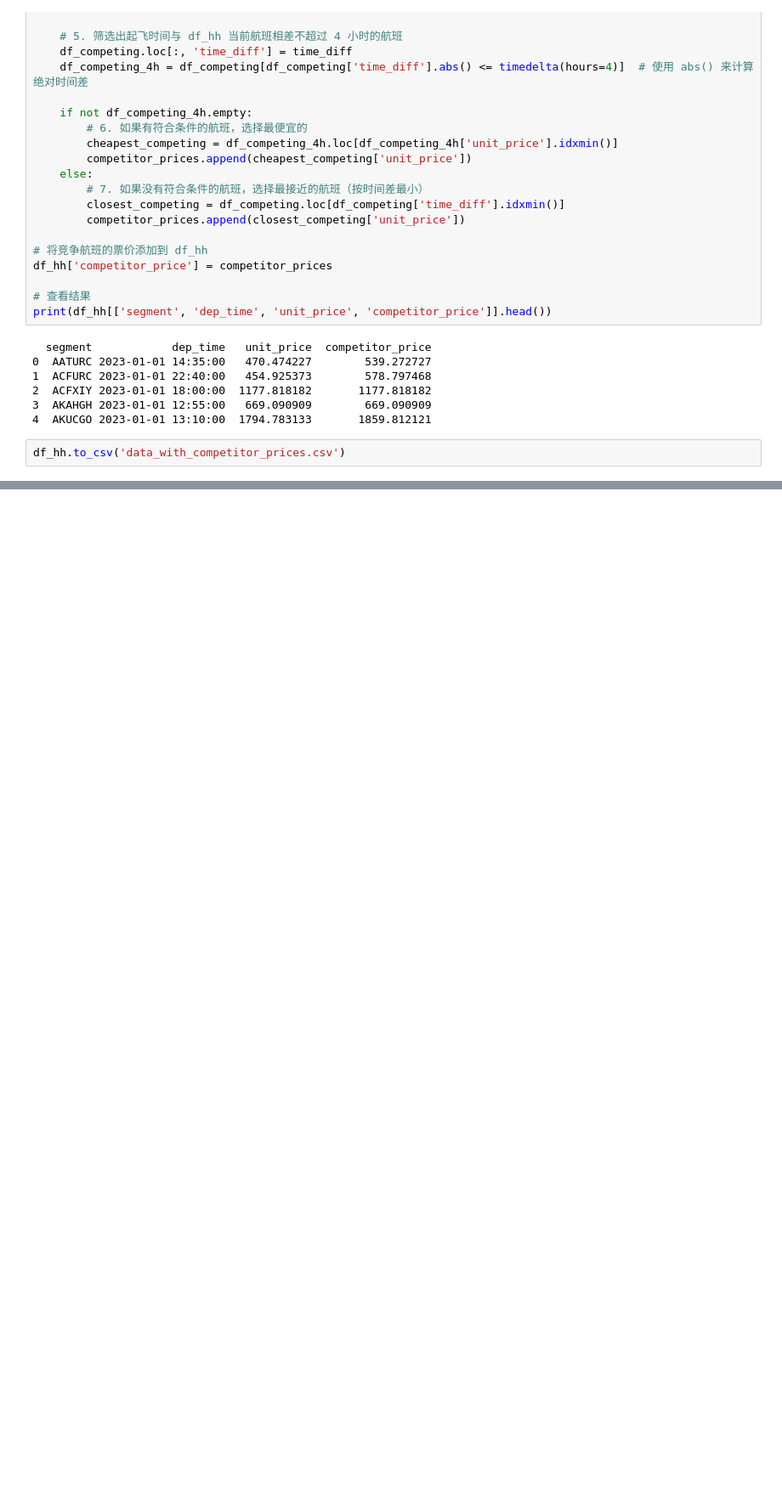
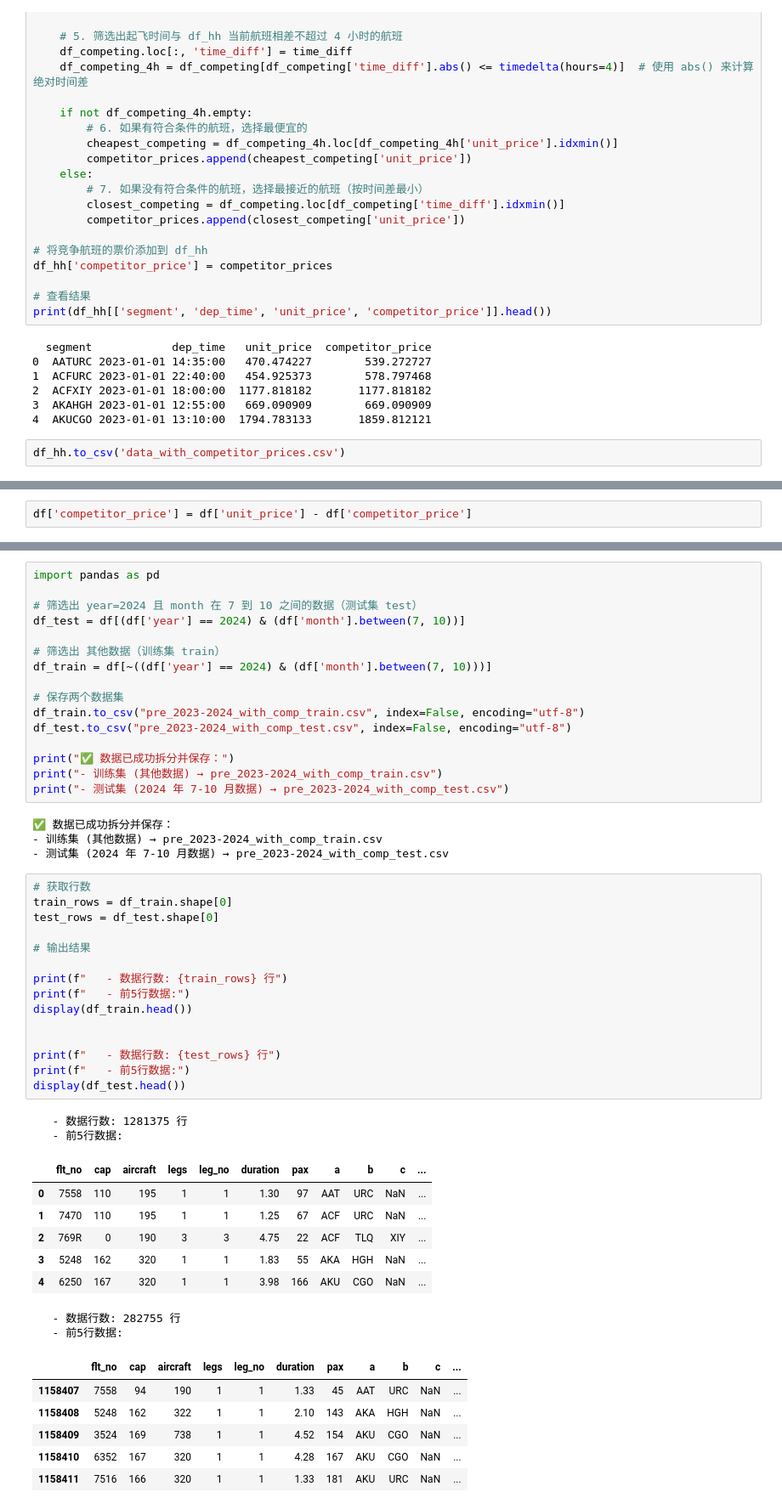
Before and after one commit to Yu-Code666/hh, a Jupyter notebook: 课题1/project1/驻场优化/补充竞品航线价格.ipynb, the cells around one changed output, grey strips where cells are left out. Shown: that part at 85% size. Cells and saved outputs as stored; diff of their text form; blank space fills up the shorter version.

```diff
--- a/课题1/project1/驻场优化/补充竞品航线价格.ipynb
+++ b/课题1/project1/驻场优化/补充竞品航线价格.ipynb
@@ -218,0 +340,2 @@ df_hh.head(5)
+# %%
+df['competitor_price'] = df['unit_price'] - df['competitor_price']
@@ -218,0 +370,52 @@ df_hh.head(5)
+# %%
+import pandas as pd
+
+# 筛选出 year=2024 且 month 在 7 到 10 之间的数据（测试集 test）
+df_test = df[(df['year'] == 2024) & (df['month'].between(7, 10))]
+
+# 筛选出 其他数据（训练集 train）
+df_train = df[~((df['year'] == 2024) & (df['month'].between(7, 10)))]
+
+# 保存两个数据集
+df_train.to_csv("pre_2023-2024_with_comp_train.csv", index=False, encoding="utf-8")
+df_test.to_csv("pre_2023-2024_with_comp_test.csv", index=False, encoding="utf-8")
+
+print("✅ 数据已成功拆分并保存：")
+print("- 训练集 (其他数据) → pre_2023-2024_with_comp_train.csv")
+print("- 测试集 (2024 年 7-10 月数据) → pre_2023-2024_with_comp_test.csv")
+# %% [output]
+✅ 数据已成功拆分并保存：
+- 训练集 (其他数据) → pre_2023-2024_with_comp_train.csv
+- 测试集 (2024 年 7-10 月数据) → pre_2023-2024_with_comp_test.csv
+# %%
+# 获取行数
+train_rows = df_train.shape[0]
+test_rows = df_test.shape[0]
+
+# 输出结果
+
+print(f"   - 数据行数: {train_rows} 行")
+print(f"   - 前5行数据:")
+display(df_train.head())
+
+
+print(f"   - 数据行数: {test_rows} 行")
+print(f"   - 前5行数据:")
+display(df_test.head())
+# %% [output]
+   - 数据行数: 1281375 行
+   - 前5行数据:
+|  | flt_no | cap | aircraft | legs | leg_no | duration | pax | a | b | c | ... |
+| 0 | 7558 | 110 | 195 | 1 | 1 | 1.30 | 97 | AAT | URC | NaN | ... |
+| 1 | 7470 | 110 | 195 | 1 | 1 | 1.25 | 67 | ACF | URC | NaN | ... |
+| 2 | 769R | 0 | 190 | 3 | 3 | 4.75 | 22 | ACF | TLQ | XIY | ... |
+| 3 | 5248 | 162 | 320 | 1 | 1 | 1.83 | 55 | AKA | HGH | NaN | ... |
+| 4 | 6250 | 167 | 320 | 1 | 1 | 3.98 | 166 | AKU | CGO | NaN | ... |
+   - 数据行数: 282755 行
+   - 前5行数据:
+|  | flt_no | cap | aircraft | legs | leg_no | duration | pax | a | b | c | ... |
+| 1158407 | 7558 | 94 | 190 | 1 | 1 | 1.33 | 45 | AAT | URC | NaN | ... |
+| 1158408 | 5248 | 162 | 322 | 1 | 1 | 2.10 | 143 | AKA | HGH | NaN | ... |
+| 1158409 | 3524 | 169 | 738 | 1 | 1 | 4.52 | 154 | AKU | CGO | NaN | ... |
+| 1158410 | 6352 | 167 | 320 | 1 | 1 | 4.28 | 167 | AKU | CGO | NaN | ... |
+| 1158411 | 7516 | 166 | 320 | 1 | 1 | 1.33 | 181 | AKU | URC | NaN | ... |
```
Also changed, not shown: parts of 15 cells of this notebook, 5 other files.
